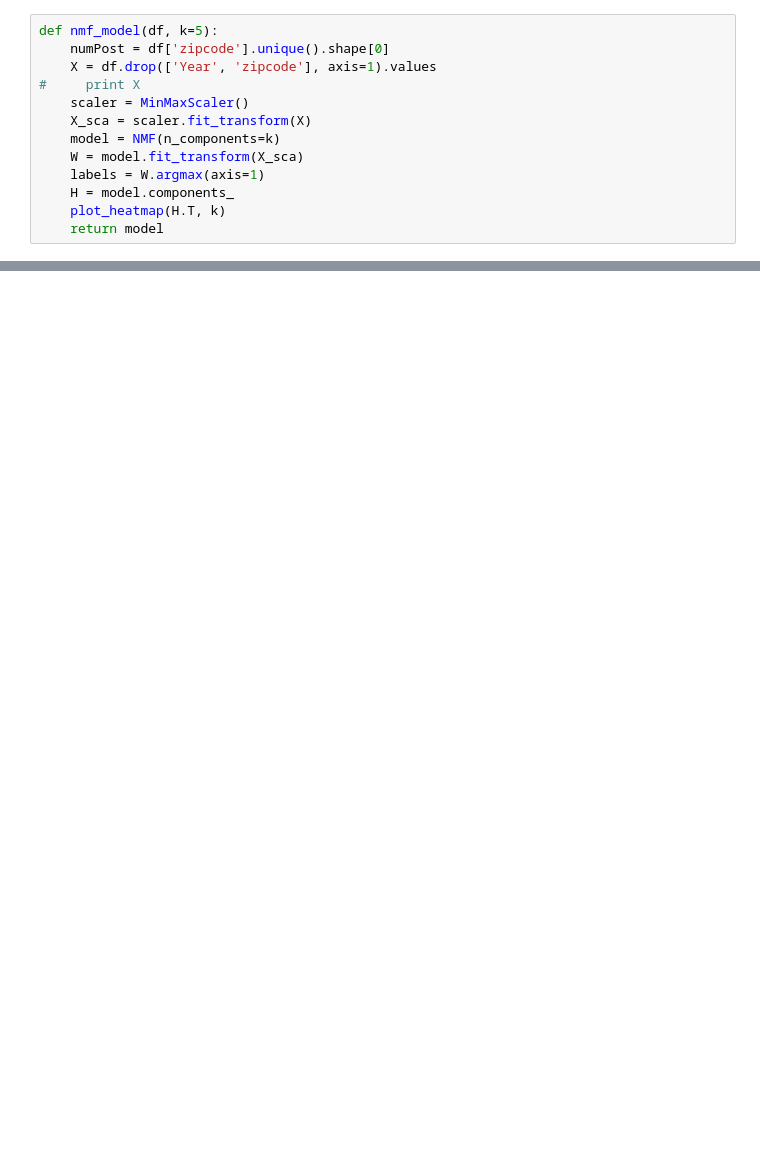
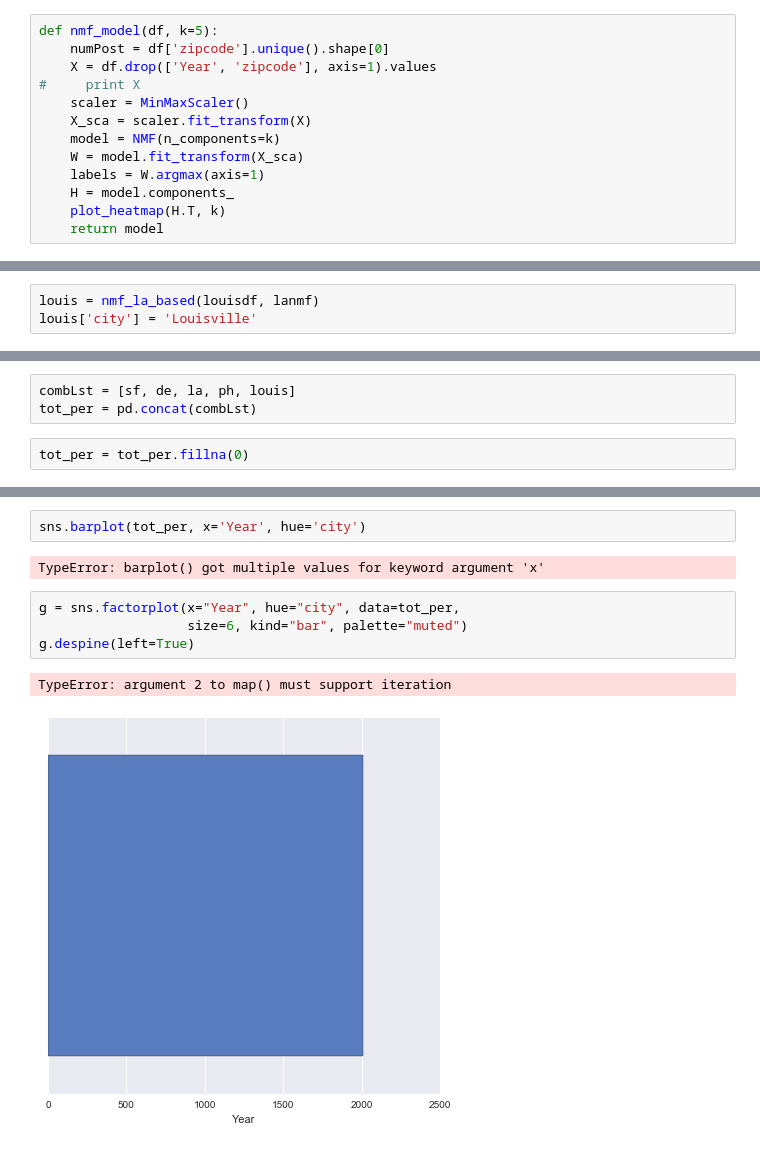
Before and after one commit to livenb/crime_prediction, a Jupyter notebook: compare_city.ipynb, the cells around one changed output, grey strips where cells are left out. Saved outputs shown, nothing was run; the diff lists cells and outputs as text; blank space fills up the shorter version.

```diff
--- a/compare_city.ipynb
+++ b/compare_city.ipynb
@@ -297,0 +291,3 @@ nmf_la_based(louisdf, lanmf)
+# %%
+louis = nmf_la_based(louisdf, lanmf)
+louis['city'] = 'Louisville'
@@ -323,0 +341,5 @@ NMF(alpha=0.0, beta=1, eta=0.1, init=None, l1_ratio=0.0, max_iter=200,
+# %%
+combLst = [sf, de, la, ph, louis]
+tot_per = pd.concat(combLst)
+# %%
+tot_per = tot_per.fillna(0)
@@ -323,0 +361,11 @@ NMF(alpha=0.0, beta=1, eta=0.1, init=None, l1_ratio=0.0, max_iter=200,
+# %%
+sns.barplot(tot_per, x='Year', hue='city')
+# %% [output]
+TypeError: barplot() got multiple values for keyword argument 'x'
+# %%
+g = sns.factorplot(x="Year", hue="city", data=tot_per,
+                   size=6, kind="bar", palette="muted")
+g.despine(left=True)
+# %% [output]
+TypeError: argument 2 to map() must support iteration
+[figure, added]
```
Also changed, not shown: parts of 25 cells of this notebook, 1 other file.
